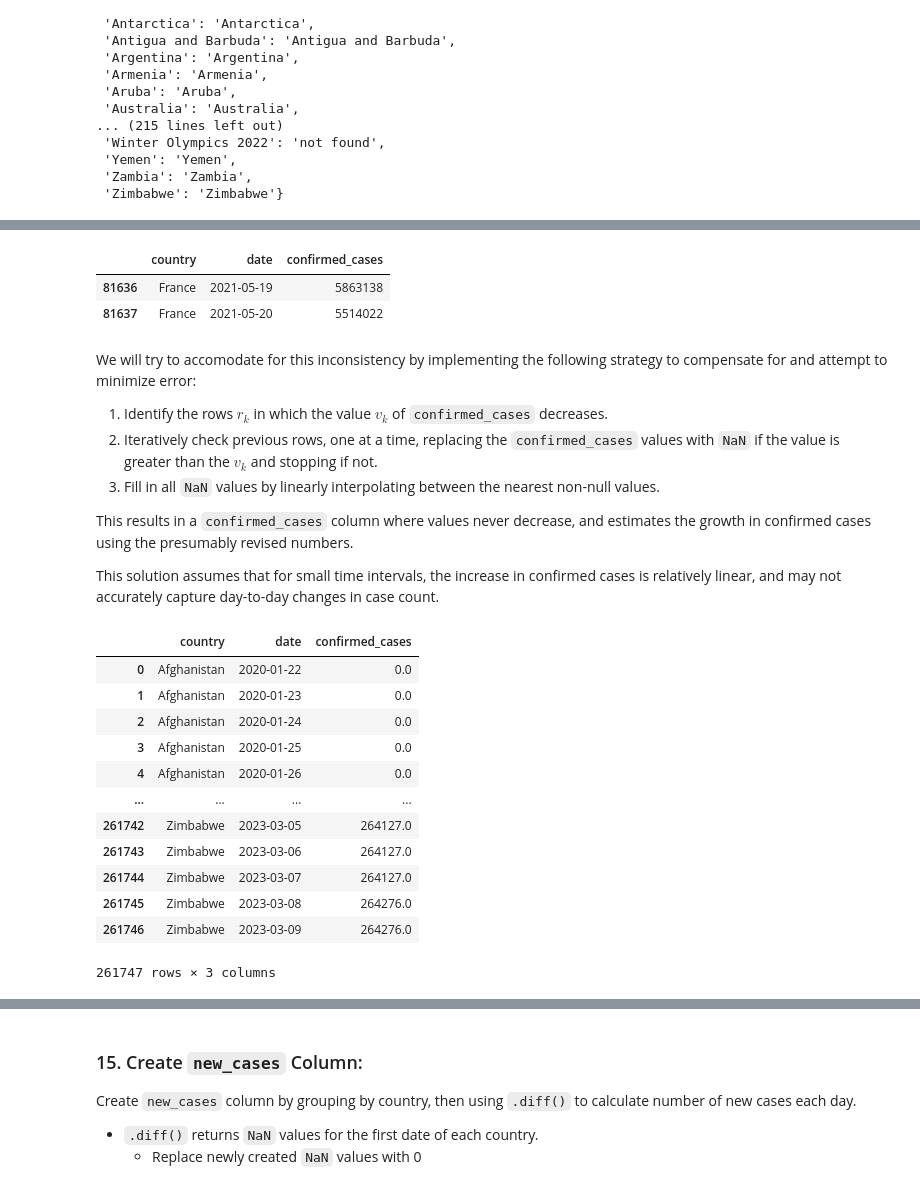
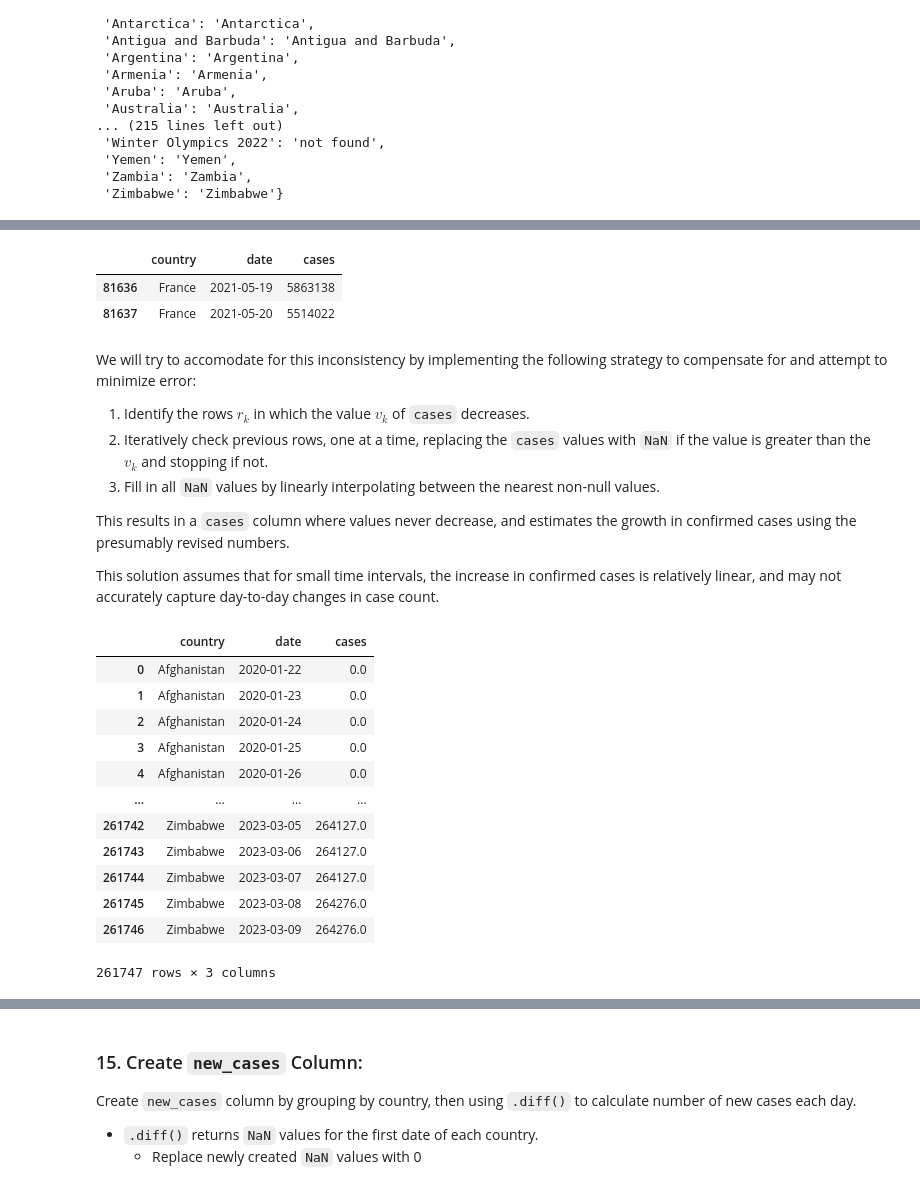
Before and after one commit to jamesinjune/COVID_19_Across_the_World, a Jupyter notebook: notebooks/COVID19_Datasets_Cleaning.ipynb, the cells around one changed output, grey strips where cells are left out. Cells and saved outputs as stored; diff of their text form; code cells hidden in the pictures.

```diff
--- a/notebooks/COVID19_Datasets_Cleaning.ipynb
+++ b/notebooks/COVID19_Datasets_Cleaning.ipynb
@@ -257,10 +257,10 @@ df_cases_grouped[df_cases_grouped['country'] == 'Australia']
 # %% [markdown]
 ### 11. Transform DataFrame into Usable Shape:
 # %%
-# Unpivot DataFrame so that we have a `date` column and a `confirmed_cases` column, for usability
+# Unpivot DataFrame so that we have a `date` column and a `cases` column, for usability
 df_cases_melted = pd.melt(df_cases_grouped,
                           id_vars='country',
                           var_name='date',
-                          value_name='confirmed_cases')
+                          value_name='cases')
 df_cases_melted.head()
 # %% [output]
@@ -383,16 +383,16 @@ df_cases_temp[df_cases_temp['new_cases_temp'] < 0]
 # Check corresponding impossible data in original DataFrame
 df_cases_standardized.loc[81636:81637]
 # %% [output]
-|  | country | date | confirmed_cases |
+|  | country | date | cases |
 | 81636 | France | 2021-05-19 | 5863138 |
 | 81637 | France | 2021-05-20 | 5514022 |
 # %% [markdown]
 We will try to accomodate for this inconsistency by implementing the following strategy to compensate for and attempt to minimize error:
-1. Identify the rows $r_k$ in which the value $v_k$ of `confirmed_cases` decreases.
-2. Iteratively check previous rows, one at a time, replacing the `confirmed_cases` values with `NaN` if the value is greater than the $v_k$ and stopping if not.
+1. Identify the rows $r_k$ in which the value $v_k$ of `cases` decreases.
+2. Iteratively check previous rows, one at a time, replacing the `cases` values with `NaN` if the value is greater than the $v_k$ and stopping if not.
 3. Fill in all `NaN` values by linearly interpolating between the nearest non-null values.
 
-This results in a `confirmed_cases` column where values never decrease, and estimates the growth in confirmed cases using the presumably revised numbers.
+This results in a `cases` column where values never decrease, and estimates the growth in confirmed cases using the presumably revised numbers.
 
 This solution assumes that for small time intervals, the increase in confirmed cases is relatively linear, and may not accurately capture day-to-day changes in case count.
 # %%
@@ -425,13 +425,13 @@ def convert_to_nan(group, column_to_fix):
 # %%
 # Wrapper function to use with apply
 def cases_wrapper(group):
-    return convert_to_nan(group, 'confirmed_cases')
+    return convert_to_nan(group, 'cases')
 
 # Apply function to each group
 df_cases_masked = df_cases_standardized.groupby('country').apply(cases_wrapper).reset_index(drop=True)
 df_cases_masked
 # %% [output]
-|  | country | date | confirmed_cases |
+|  | country | date | cases |
 | 0 | Afghanistan | 2020-01-22 | 0.0 |
 | 1 | Afghanistan | 2020-01-23 | 0.0 |
 | 2 | Afghanistan | 2020-01-24 | 0.0 |
```
Also changed, not shown: parts of 16 cells of this notebook.
